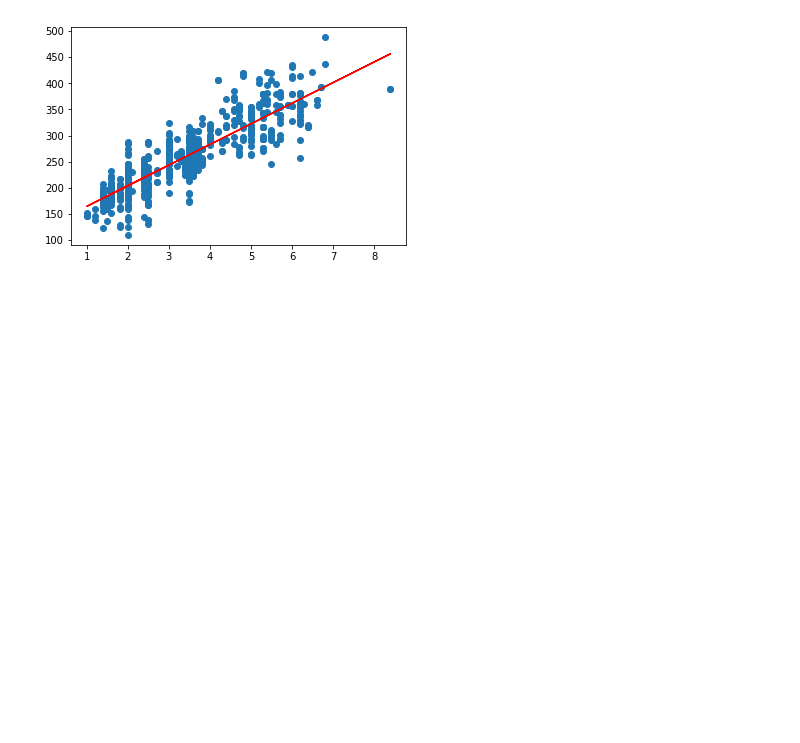
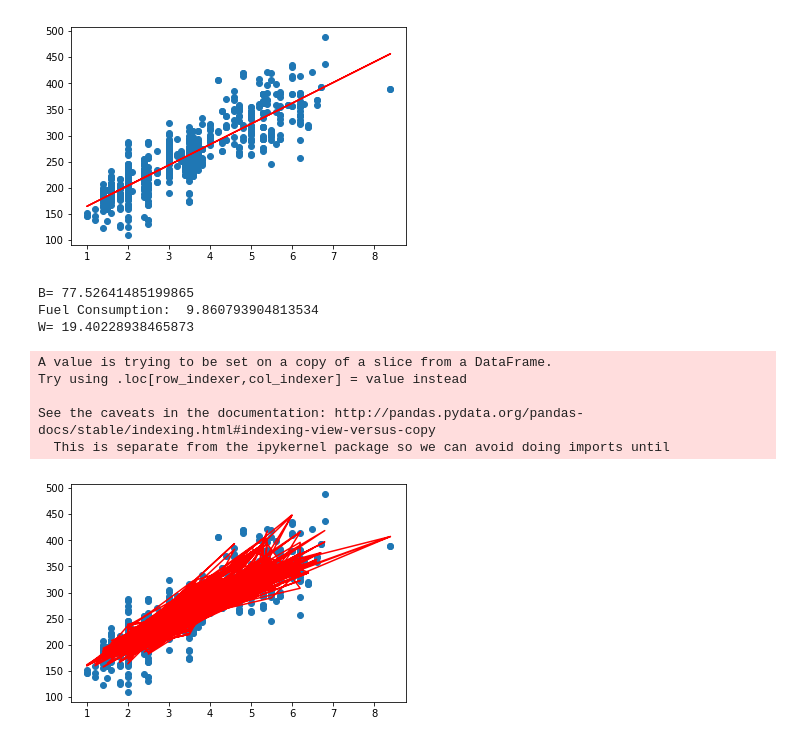
Before and after one commit to sudhirjangra/Machine-Learning, a Jupyter notebook: 1st_Model.ipynb, the cells around one changed output. Drawn from its saved outputs; the diff is of its cells as text; code cells hidden in the pictures; blank space fills up the shorter version.

```diff
--- a/1st_Model.ipynb
+++ b/1st_Model.ipynb
@@ -296,3 +297,31 @@ Try using .loc[row_indexer,col_indexer] = value instead
 See the caveats in the documentation: http://pandas.pydata.org/pandas-docs/stable/indexing.html#indexing-view-versus-copy
   after removing the cwd from sys.path.
 [figure]
+# %%
+x=df[['ENGINESIZE','FUELCONSUMPTION_COMB']]
+y=df['CO2EMISSIONS']
+x['INTERCEPT'] =1
+X_train,X_test,y_train,y_test=train_test_split(x,y,train_size=0.70,random_state=100,shuffle=True)
+x=X_train
+y=y_train
+x.reindex(['INTERCEPT',"ENGINESIZE",'FUELCONSUMPTION_COMB'])
+xt=x.T
+xin=np.dot(xt,x)
+invx=np.linalg.inv(xin)
+m=np.dot(xt,y)
+W=np.dot(invx,m)
+print('B=',W[2],'\nFuel Consumption: ',W[1],'\nW=',W[0])
+Pred=W[0]*x['ENGINESIZE']+W[1]*x['FUELCONSUMPTION_COMB']+W[2]
+plt.scatter(x['ENGINESIZE'],y)
+plt.plot(x['ENGINESIZE'],Pred,'r')
+plt.show()
+# %% [output]
+B= 77.52641485199865
+Fuel Consumption:  9.860793904813534
+W= 19.40228938465873
+A value is trying to be set on a copy of a slice from a DataFrame.
+Try using .loc[row_indexer,col_indexer] = value instead
+
+See the caveats in the documentation: http://pandas.pydata.org/pandas-docs/stable/indexing.html#indexing-view-versus-copy
+  This is separate from the ipykernel package so we can avoid doing imports until
+[figure, added]
```
Also changed, not shown: parts of 7 cells of this notebook.
